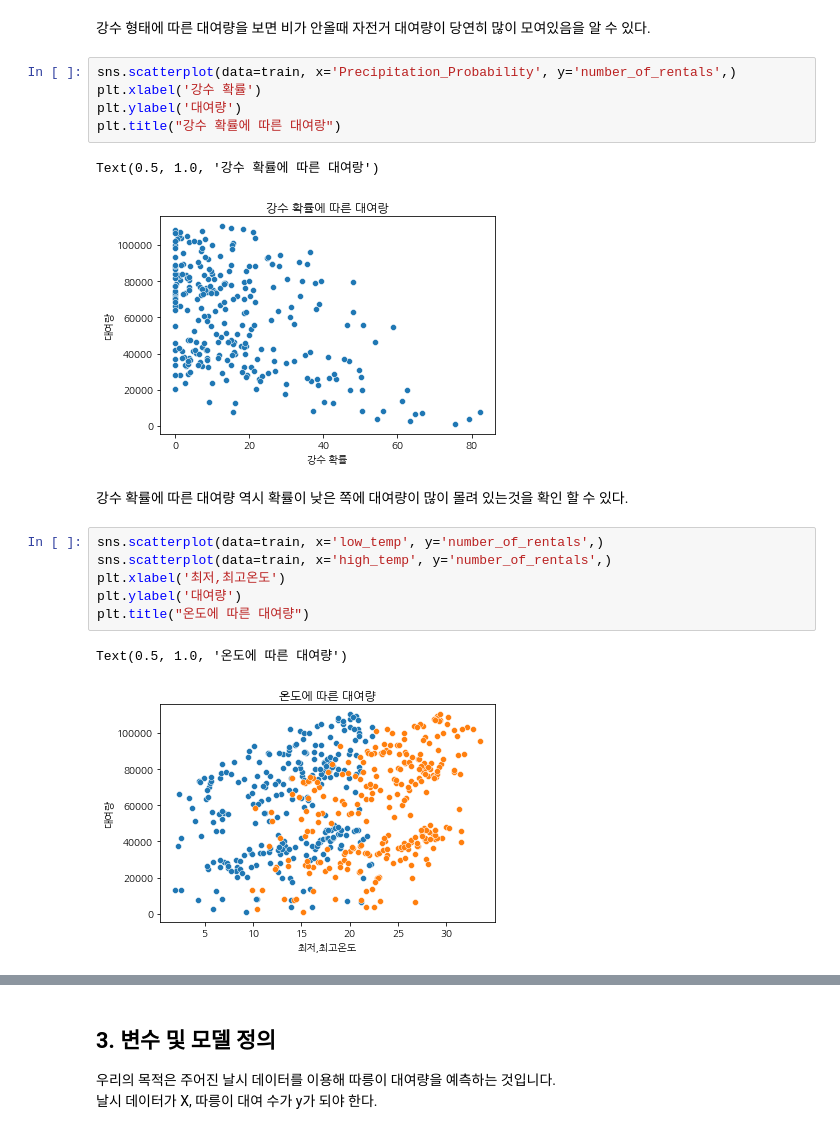
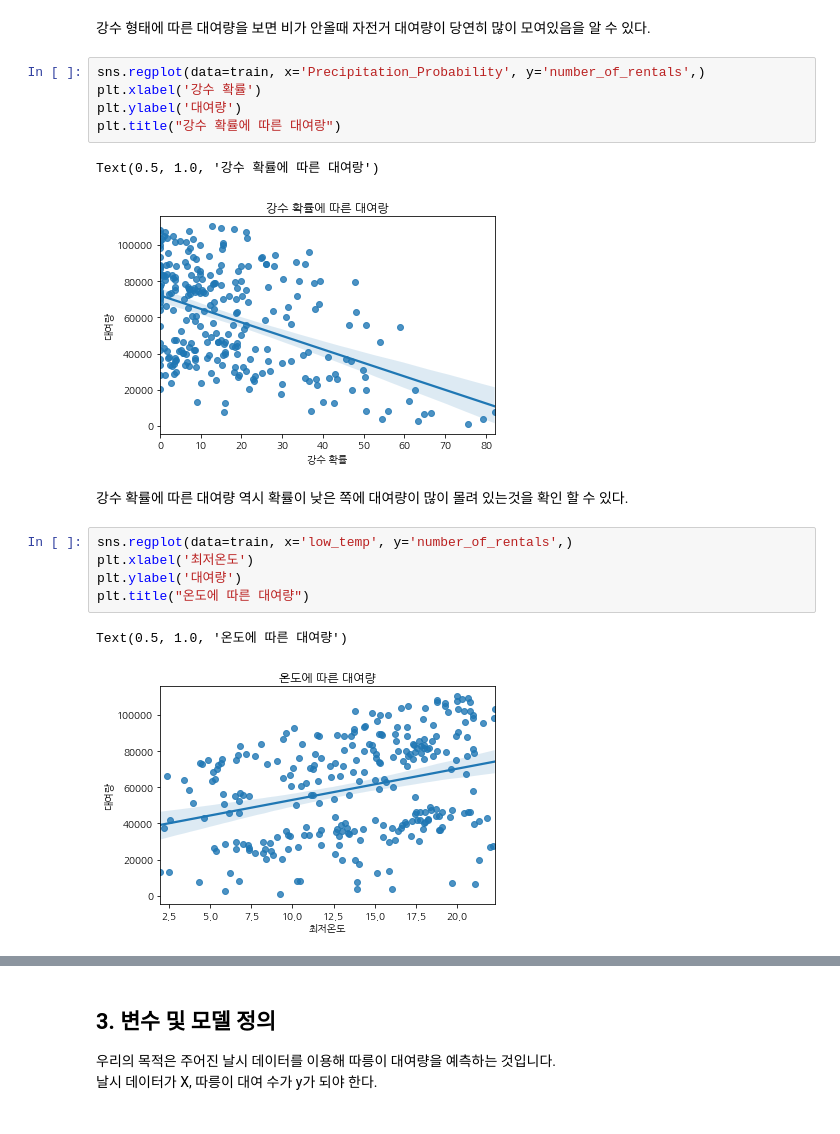
Before and after one commit to choiuikang/contest, a Jupyter notebook: dacon/ttareungi_rental_forecast.ipynb, the cells around one changed output, grey strips where cells are left out. Cells and saved outputs as stored; diff of their text form.

```diff
--- a/dacon/Untitled.ipynb
+++ b/dacon/ttareungi_rental_forecast.ipynb
@@ -200,21 +209,20 @@ Text(0.5, 1.0, '강수 형태에 따른 대여량')
 # %% [markdown]
 강수 형태에 따른 대여량을 보면 비가 안올때 자전거 대여량이 당연히 많이 모여있음을 알 수 있다.
 # %%
-sns.scatterplot(data=train, x='Precipitation_Probability', y='number_of_rentals',)
+sns.regplot(data=train, x='Precipitation_Probability', y='number_of_rentals',)
 plt.xlabel('강수 확률')
 plt.ylabel('대여량')
 plt.title("강수 확률에 따른 대여랑")
 # %% [output]
 Text(0.5, 1.0, '강수 확률에 따른 대여랑')
-[figure, old version]
+[figure, new version]
 # %% [markdown]
 강수 확률에 따른 대여량 역시 확률이 낮은 쪽에 대여량이 많이 몰려 있는것을 확인 할 수 있다.
 # %%
-sns.scatterplot(data=train, x='low_temp', y='number_of_rentals',)
-sns.scatterplot(data=train, x='high_temp', y='number_of_rentals',)
-plt.xlabel('최저,최고온도')
+sns.regplot(data=train, x='low_temp', y='number_of_rentals',)
+plt.xlabel('최저온도')
 plt.ylabel('대여량')
 plt.title("온도에 따른 대여량")
 # %% [output]
 Text(0.5, 1.0, '온도에 따른 대여량')
-[figure, old version]
+[figure, new version]
```
Also changed, not shown: parts of 32 cells of this notebook.
